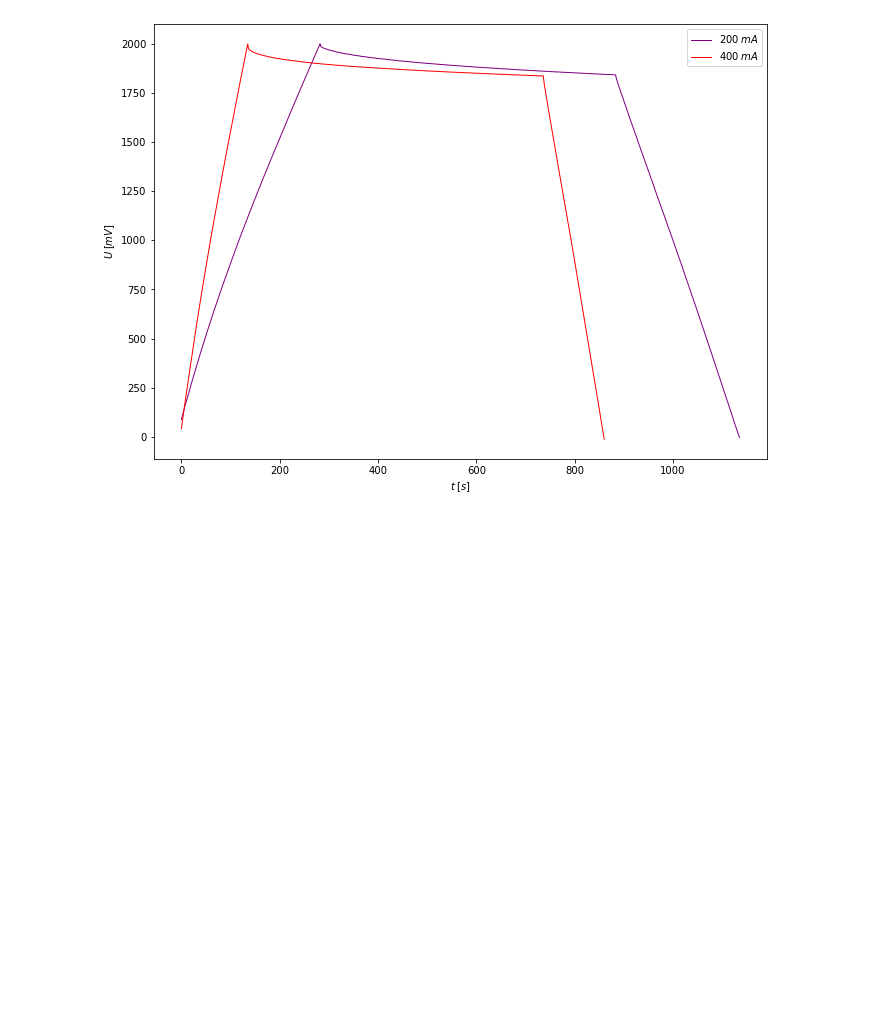
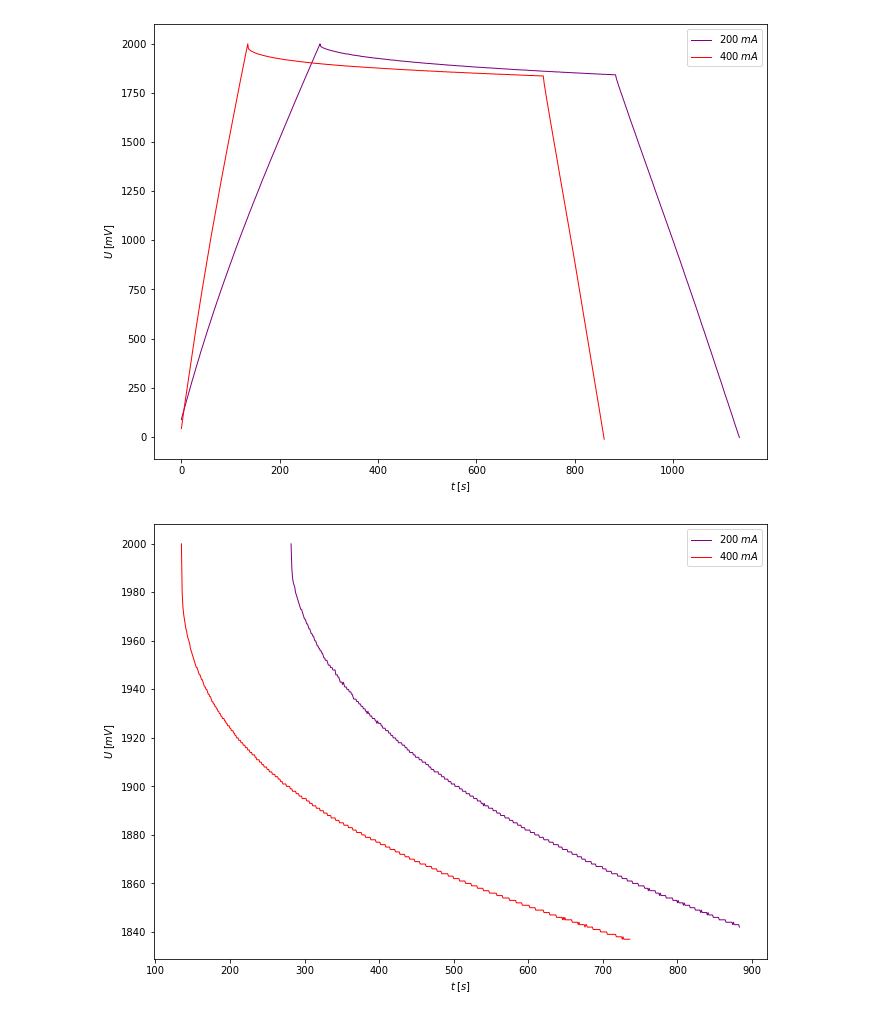
Before and after one commit to ficnawode/fizyka-pw-lab2-data-analysis, a Jupyter notebook: cw16/da.ipynb, the cells around one changed output. Drawn from its saved outputs; the diff is of its cells as text; code cells hidden in the pictures; blank space fills up the shorter version.

Commit message:
exported the plots and added comments to be crystal clear

```diff
--- a/cw16/da.ipynb
+++ b/cw16/da.ipynb
@@ -30,3 +30,29 @@ plt.savefig('out/charakterystyka_200_i_400.jpg', dpi=_dpi)
 plt.show()
 # %% [output]
 [figure]
+# %%
+
+d200_short = d200[282:-252]
+d400_short = d400[135:-124]
+plt.figure(figsize=(11,8))
+
+#plot 200 data
+dotcolor = 'purple'
+plt.plot(d200_short['t'], d200_short['U'], label=r'$200 \; mA$', color = dotcolor, linewidth=_linewidth)
+
+x_fit_200 = np.arange(d200_short['t'].min(), d200_short['t'].max(), 1)
+
+#plot 400 data
+dotcolor = 'red'
+plt.plot(d400_short['t'], d400_short['U'], label=r'$400 \; mA$', color = dotcolor, linewidth=_linewidth)
+
+x_fit_400 = np.arange(d200_short['t'].min(), d200_short['t'].max(), 1)
+
+plt.xlabel(r'$t \; [s]$')
+plt.ylabel(r'$U \; [mV]$')
+
+plt.legend()
+plt.savefig('out/charakterystyka_200_i_400.jpg', dpi=_dpi)
+plt.show()
+# %% [output]
+[figure, added]
```
Also changed, not shown: parts of 1 cell of this notebook, 2 other files.
